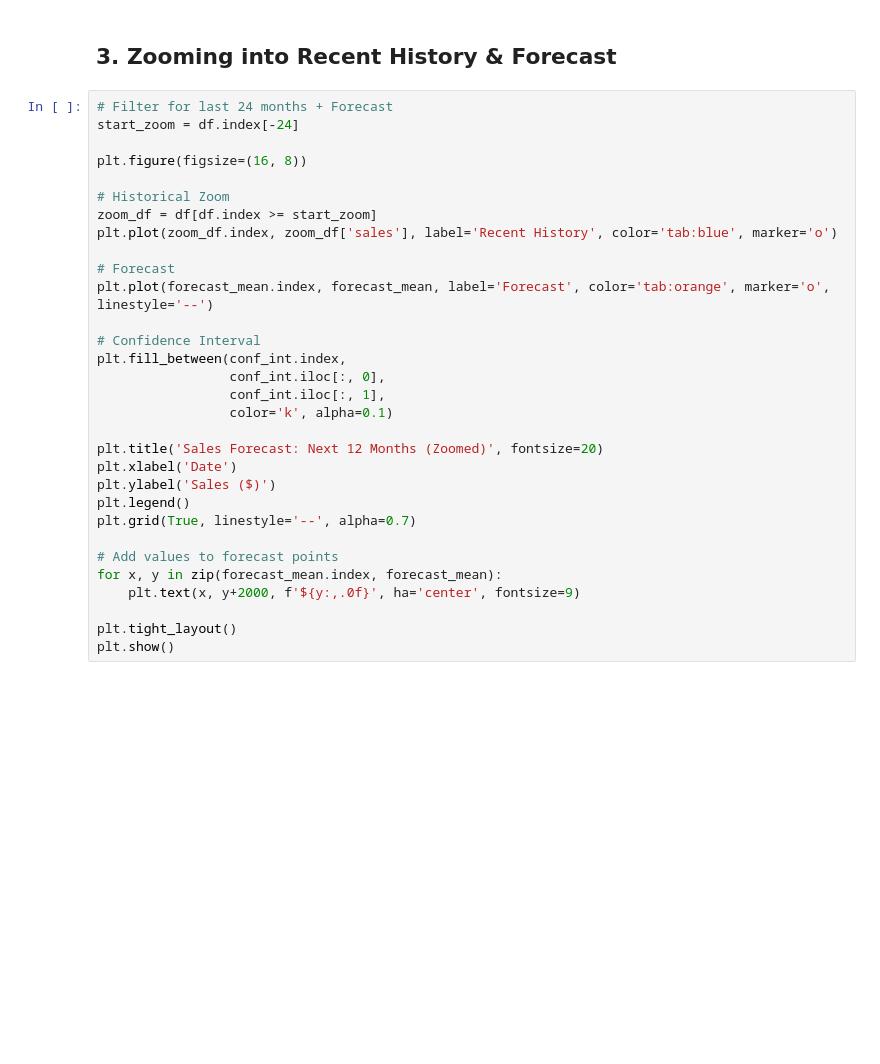
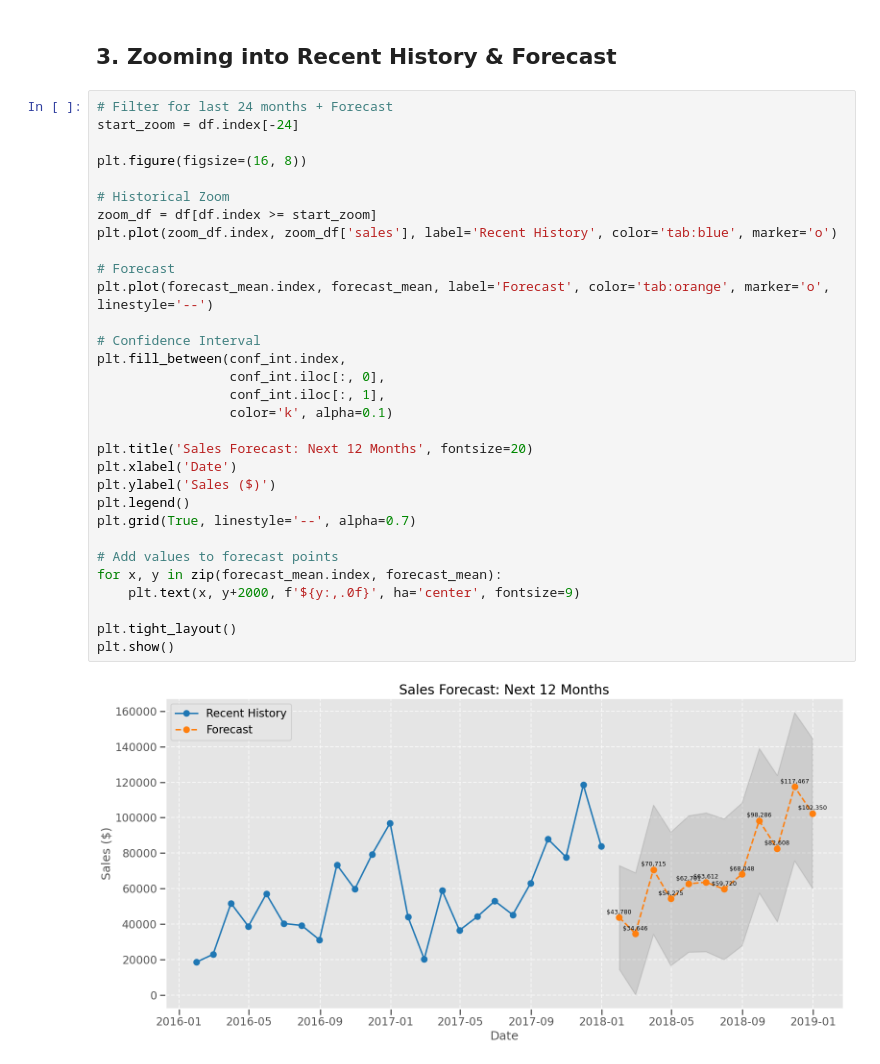
Before and after one commit to Roli368/FUTURE_ML_01, a Jupyter notebook: notebooks/visualization_matplotlib.ipynb, the cells around one changed output. Saved outputs shown, nothing was run; the diff lists cells and outputs as text; blank space fills up the shorter version.

```diff
--- a/notebooks/visualization_matplotlib.ipynb
+++ b/notebooks/visualization_matplotlib.ipynb
@@ -80,31 +87,33 @@ plt.show()
 # %%
 # Filter for last 24 months + Forecast
 start_zoom = df.index[-24]
 
 plt.figure(figsize=(16, 8))
 
 # Historical Zoom
 zoom_df = df[df.index >= start_zoom]
 plt.plot(zoom_df.index, zoom_df['sales'], label='Recent History', color='tab:blue', marker='o')
 
 # Forecast
 plt.plot(forecast_mean.index, forecast_mean, label='Forecast', color='tab:orange', marker='o', linestyle='--')
 
 # Confidence Interval
 plt.fill_between(conf_int.index,
                  conf_int.iloc[:, 0],
                  conf_int.iloc[:, 1],
                  color='k', alpha=0.1)
 
-plt.title('Sales Forecast: Next 12 Months (Zoomed)', fontsize=20)
+plt.title('Sales Forecast: Next 12 Months', fontsize=20)
 plt.xlabel('Date')
 plt.ylabel('Sales ($)')
 plt.legend()
 plt.grid(True, linestyle='--', alpha=0.7)
 
 # Add values to forecast points
 for x, y in zip(forecast_mean.index, forecast_mean):
     plt.text(x, y+2000, f'${y:,.0f}', ha='center', fontsize=9)
 
 plt.tight_layout()
 plt.show()
+# %% [output]
+[figure, added]
```
Also changed, not shown: parts of 3 cells of this notebook, 3 other files.
